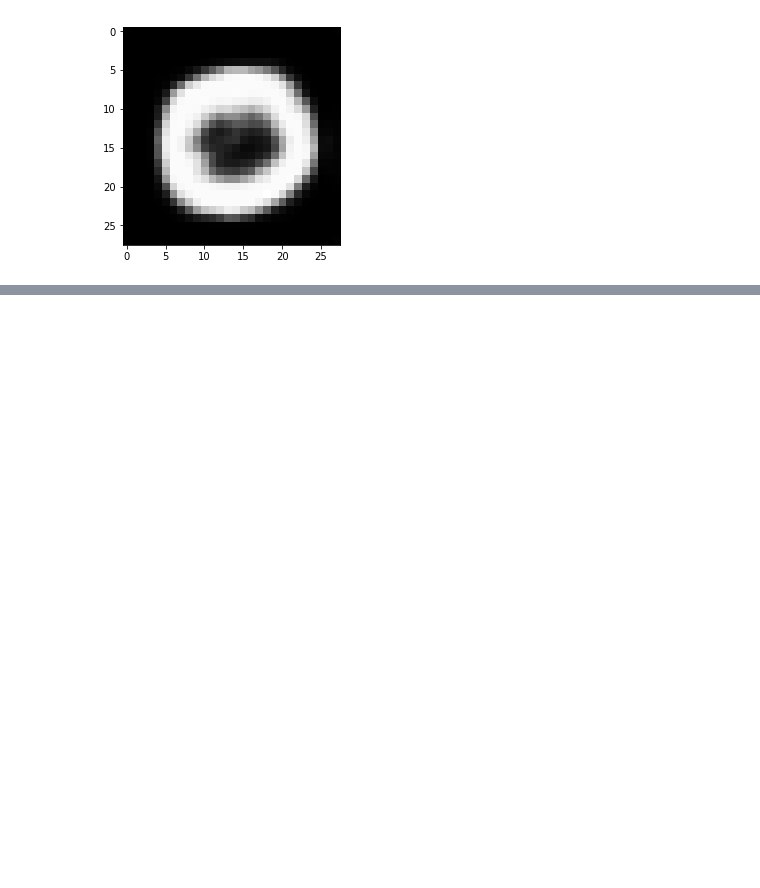
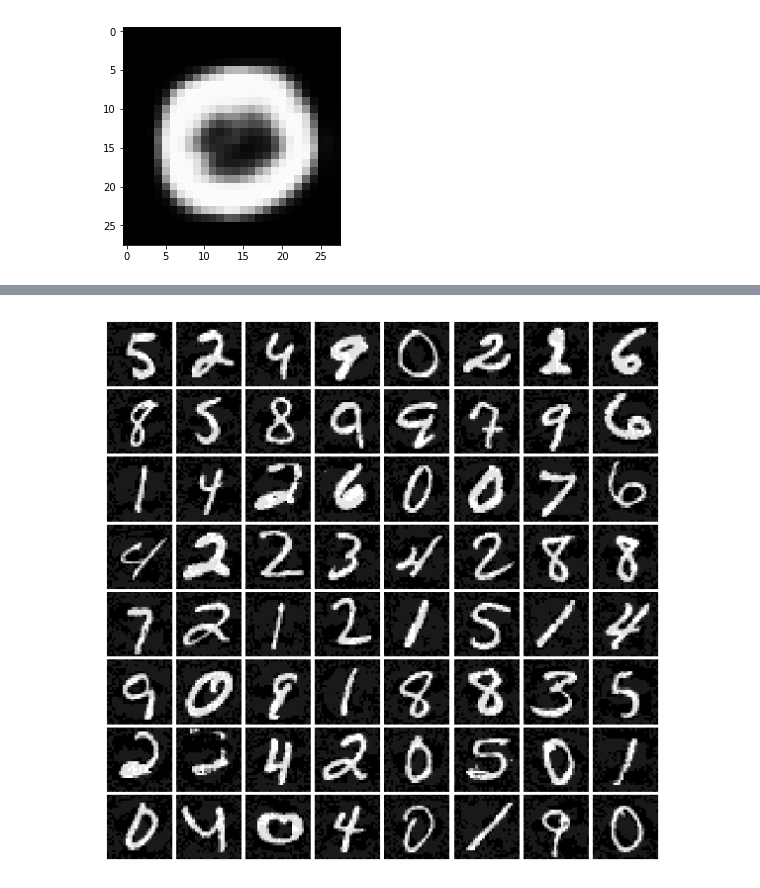
Before and after one commit to betterfellow/defense, a Jupyter notebook: mnist_attacks/pytorch_FGSM/defend_lenet5_by_convVAE.ipynb, the cells around one changed output, grey strips where cells are left out. Cells and saved outputs as stored; diff of their text form; code cells hidden in the pictures; blank space fills up the shorter version.

Commit message:
updated DEFENSE

```diff
--- a/mnist_attacks/pytorch_FGSM/defend_lenet5_by_convVAE.ipynb
+++ b/mnist_attacks/pytorch_FGSM/defend_lenet5_by_convVAE.ipynb
@@ -468,5 +510,3 @@ Training Epoch: 1       n_iter: 1737    Loss: 8610.102539
 Training Epoch: 1       n_iter: 1787    Loss: 8751.666992
 Training Epoch: 1       n_iter: 1837    Loss: 8218.339844
 [figure]
-# %%
-for image, label in tqdm(my_batches):
@@ -472,0 +518,7 @@ for image, label in tqdm(my_batches):
+# %%
+with open("bulk_mnist_fgsd.pkl", "rb") as f:
+    adv_data_dict = pickle.load(f)
+
+images = adv_data_dict["xs"]
+noises  = adv_data_dict["noises"]
+true_labels = adv_data_dict["y_trues"]
@@ -472,0 +552,16 @@ for image, label in tqdm(my_batches):
+# %%
+recon=nn.BCELoss(size_average=False)
+# %%
+i=0
+for image, label in tqdm(attack_batches):
+    attack_image=Variable(image,volatile=True)
+#     noise_added_image=add_noise(image,noise_level)
+
+    reconstructed_output=defense_model(attack_image)
+
+    reconstruction_loss=recon(denoised_output,attack_image)
+
+    i+=1
+    if i % 20==0:
+        print('n_iter: {} \tLoss: {:.6f}'.format(
+                i+1, reconstruction_loss.data[0]))
@@ -472,0 +572,14 @@ for image, label in tqdm(my_batches):
+# %%
+fig = plt.figure(figsize=(10, 10))
+gs = gridspec.GridSpec(8, 8)
+gs.update(wspace=0.05, hspace=0.05)
+for i in range(64):
+    ax = plt.subplot(gs[i])
+    plt.axis('off')
+    ax.set_xticklabels([])
+    ax.set_yticklabels([])
+    ax.set_aspect('equal')
+    plt.imshow(torch.squeeze(attack_image.cpu().data[i]).numpy().reshape(28, 28), cmap='gray')
+fig.savefig("attack_images_before_dAE.png")
+# %% [output]
+[figure, added]
```
Also changed, not shown: parts of 11 cells of this notebook, 10 other files.
